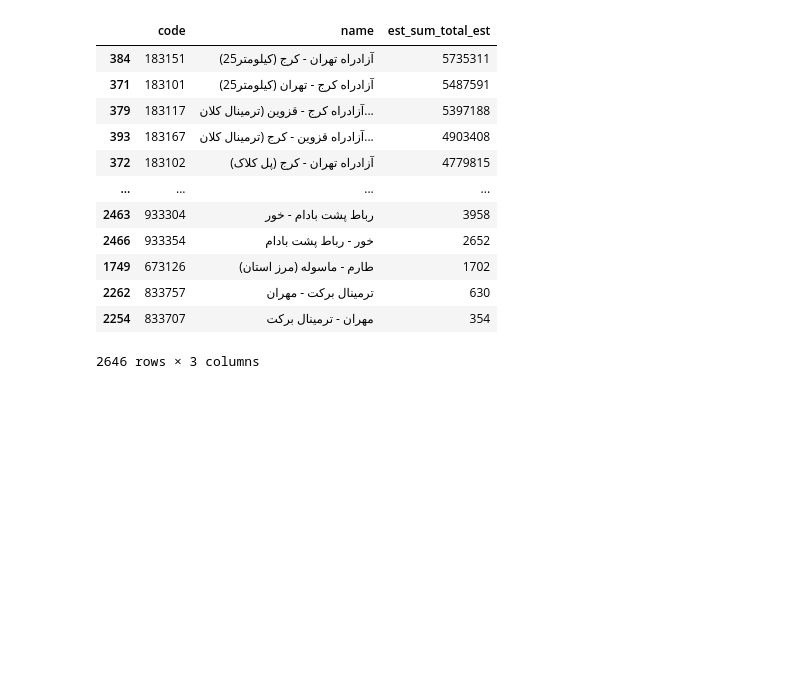
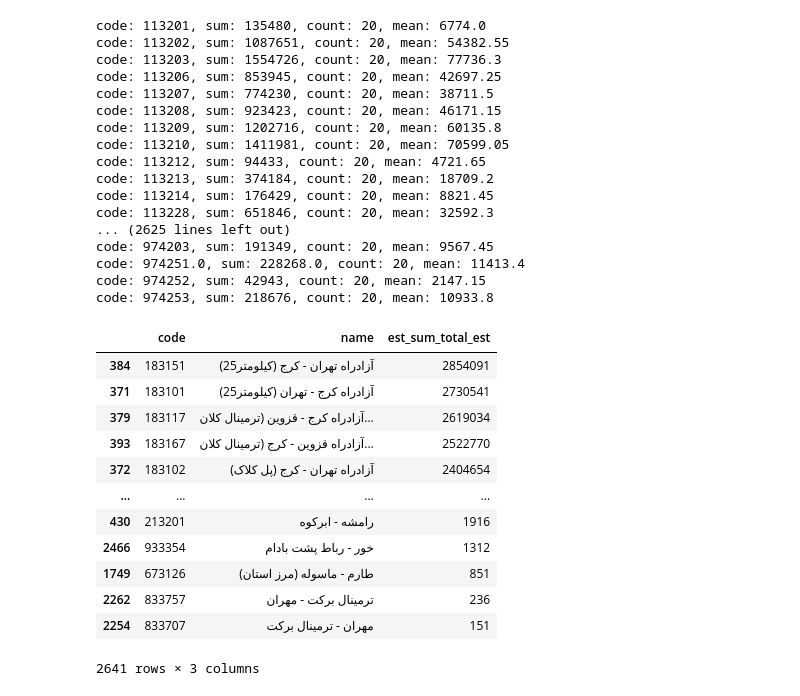
Before and after one commit to Kafsh-e-Mardane-Varzeshi-Hypo-Test-Team/RA_P1, a Jupyter notebook: phase_01/find_maximum_count_across_roads.ipynb, the cells around one changed output. Saved outputs shown, nothing was run; the diff lists cells and outputs as text; code cells hidden in the pictures; blank space fills up the shorter version.

Commit message:
update total_sum to only consider 20 days

```diff
--- a/phase_01/find_maximum_count_across_roads.ipynb
+++ b/phase_01/find_maximum_count_across_roads.ipynb
@@ -4,31 +5,68 @@ import os
 # %%
 path = "F:\\Regression Analysis\\RA_P1\\data\\traffic\\nowruz_03\\"
+path2 = "F:\\Regression Analysis\\RA_P1\\phase_01\\total_sum_car_sorted\\"
 # %%
 files = os.listdir(path)
 dfs = [pd.read_csv(path + file, header=0) for file in files if not file.startswith('est')]
+dfs = [df for df in dfs if len(df) != 0]
+# %%
+def get_sum(df):
+    sum_car_est = 0
+    count_car_est = 0
+    for index, row in df.iterrows():
+        # row['date'] = str(row['date']).apply(lambda x: jdatetime.datetime.strptime(x, "%Y-%m-%d").date())
+        if (str(row.date) > "1402-12-25" and (str(row.date) < "1403-01-17")):
+            if not math.isnan(row.car_est):
+                sum_car_est += row.car_est
+                count_car_est += 1
+
+    if (count_car_est == 0):
+        return -1
+    mean_car_est = sum_car_est/count_car_est
+    print(f"code: {df.code[0]}, sum: {sum_car_est}, count: {count_car_est}, mean: {mean_car_est}")
+    return int(mean_car_est * 20)
 # %%
 sum_of_total_est_of_all_roads = {}
 for i in range(len(dfs)):
     df = dfs[i]
     if len(df) == 0:
         continue
-    sum_of_total_est_of_all_roads[i + 1] = {'code': df.code[0].astype(str), 'name': df.name[0], 'est_sum_total_est': (df.car_est.mean()*40).astype(int)}
+    df_sum = get_sum(df)
+    if df_sum != -1:
+        sum_of_total_est_of_all_roads[i + 1] = {'code': df.code[0].astype(str), 'name': df.name[0], 'est_sum_total_est': df_sum}
 
 df = pd.DataFrame.from_dict(sum_of_total_est_of_all_roads, orient='index', columns=['code', 'name', 'est_sum_total_est'])
 df = df.sort_values(by="est_sum_total_est", ascending = False)
-df.to_csv(path + "est_sum_total_est_sorted.csv", index=False)
+df.to_csv(path2 + "total_sum_car_sorted_03.csv", index=False)
 df
 # %% [output]
+code: 113201, sum: 135480, count: 20, mean: 6774.0
+code: 113202, sum: 1087651, count: 20, mean: 54382.55
+code: 113203, sum: 1554726, count: 20, mean: 77736.3
+code: 113206, sum: 853945, count: 20, mean: 42697.25
+code: 113207, sum: 774230, count: 20, mean: 38711.5
+code: 113208, sum: 923423, count: 20, mean: 46171.15
+code: 113209, sum: 1202716, count: 20, mean: 60135.8
+code: 113210, sum: 1411981, count: 20, mean: 70599.05
+code: 113212, sum: 94433, count: 20, mean: 4721.65
+code: 113213, sum: 374184, count: 20, mean: 18709.2
+code: 113214, sum: 176429, count: 20, mean: 8821.45
+code: 113228, sum: 651846, count: 20, mean: 32592.3
+... (2625 lines left out)
+code: 974203, sum: 191349, count: 20, mean: 9567.45
+code: 974251.0, sum: 228268.0, count: 20, mean: 11413.4
+code: 974252, sum: 42943, count: 20, mean: 2147.15
+code: 974253, sum: 218676, count: 20, mean: 10933.8
 |  | code | name | est_sum_total_est |
-| 384 | 183151 | آزادراه تهران - کرج (کيلومتر25) | 5735311 |
-| 371 | 183101 | آزادراه کرج - تهران (کيلومتر25) | 5487591 |
-| 379 | 183117 | آزادراه کرج - قزوين (ترمينال کلان... | 5397188 |
-| 393 | 183167 | آزادراه قزوين - کرج (ترمينال کلان... | 4903408 |
-| 372 | 183102 | آزادراه تهران - کرج (پل کلاک) | 4779815 |
+| 384 | 183151 | آزادراه تهران - کرج (کيلومتر25) | 2854091 |
+| 371 | 183101 | آزادراه کرج - تهران (کيلومتر25) | 2730541 |
+| 379 | 183117 | آزادراه کرج - قزوين (ترمينال کلان... | 2619034 |
+| 393 | 183167 | آزادراه قزوين - کرج (ترمينال کلان... | 2522770 |
+| 372 | 183102 | آزادراه تهران - کرج (پل کلاک) | 2404654 |
 | ... | ... | ... | ... |
-| 2463 | 933304 | رباط پشت بادام - خور | 3958 |
-| 2466 | 933354 | خور - رباط پشت بادام | 2652 |
-| 1749 | 673126 | طارم - ماسوله (مرز استان) | 1702 |
-| 2262 | 833757 | ترمينال برکت - مهران | 630 |
-| 2254 | 833707 | مهران - ترمينال برکت | 354 |
+| 430 | 213201 | رامشه - ابرکوه | 1916 |
+| 2466 | 933354 | خور - رباط پشت بادام | 1312 |
+| 1749 | 673126 | طارم - ماسوله (مرز استان) | 851 |
+| 2262 | 833757 | ترمينال برکت - مهران | 236 |
+| 2254 | 833707 | مهران - ترمينال برکت | 151 |
-2646 rows × 3 columns
+2641 rows × 3 columns
```
Also changed, not shown: parts of 1 cell of this notebook, 3 other files.
